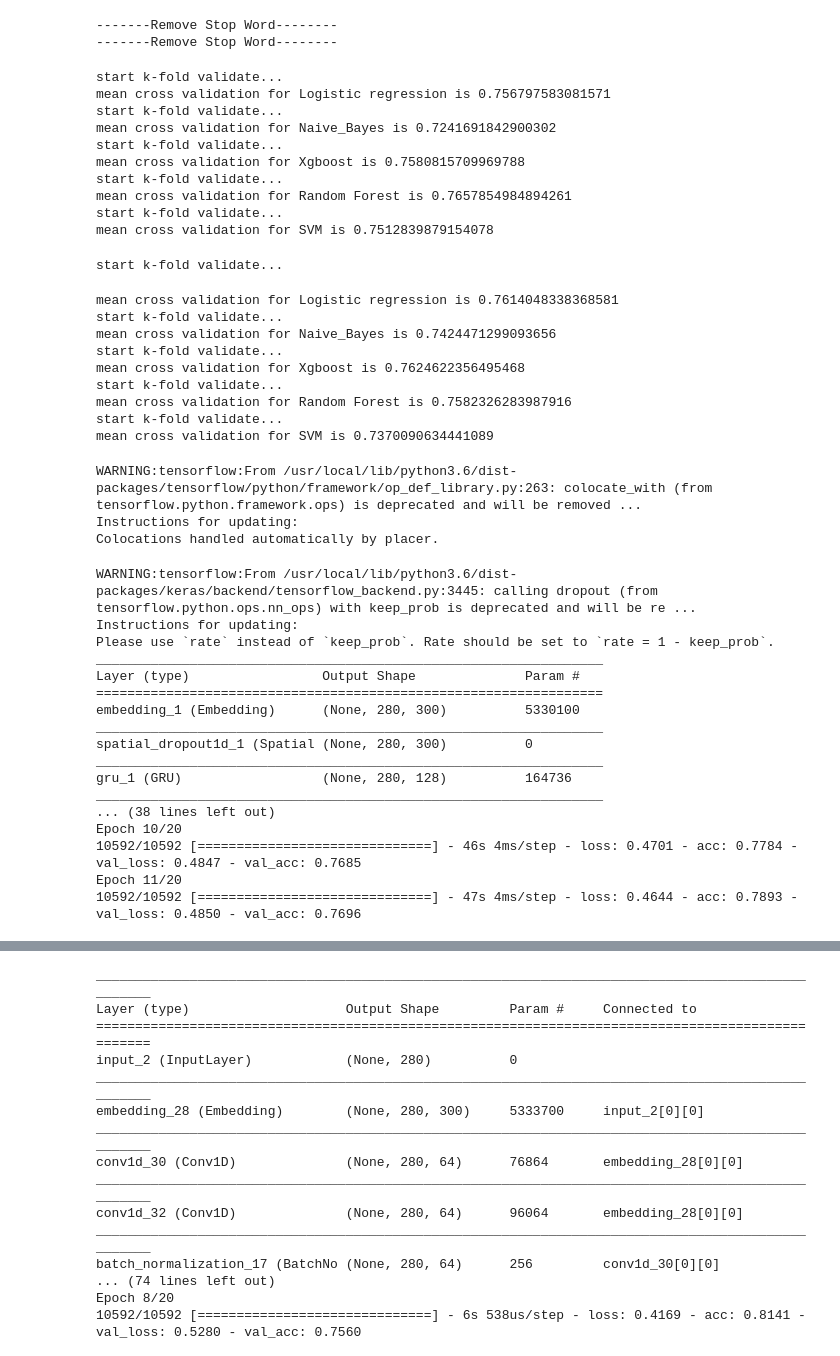
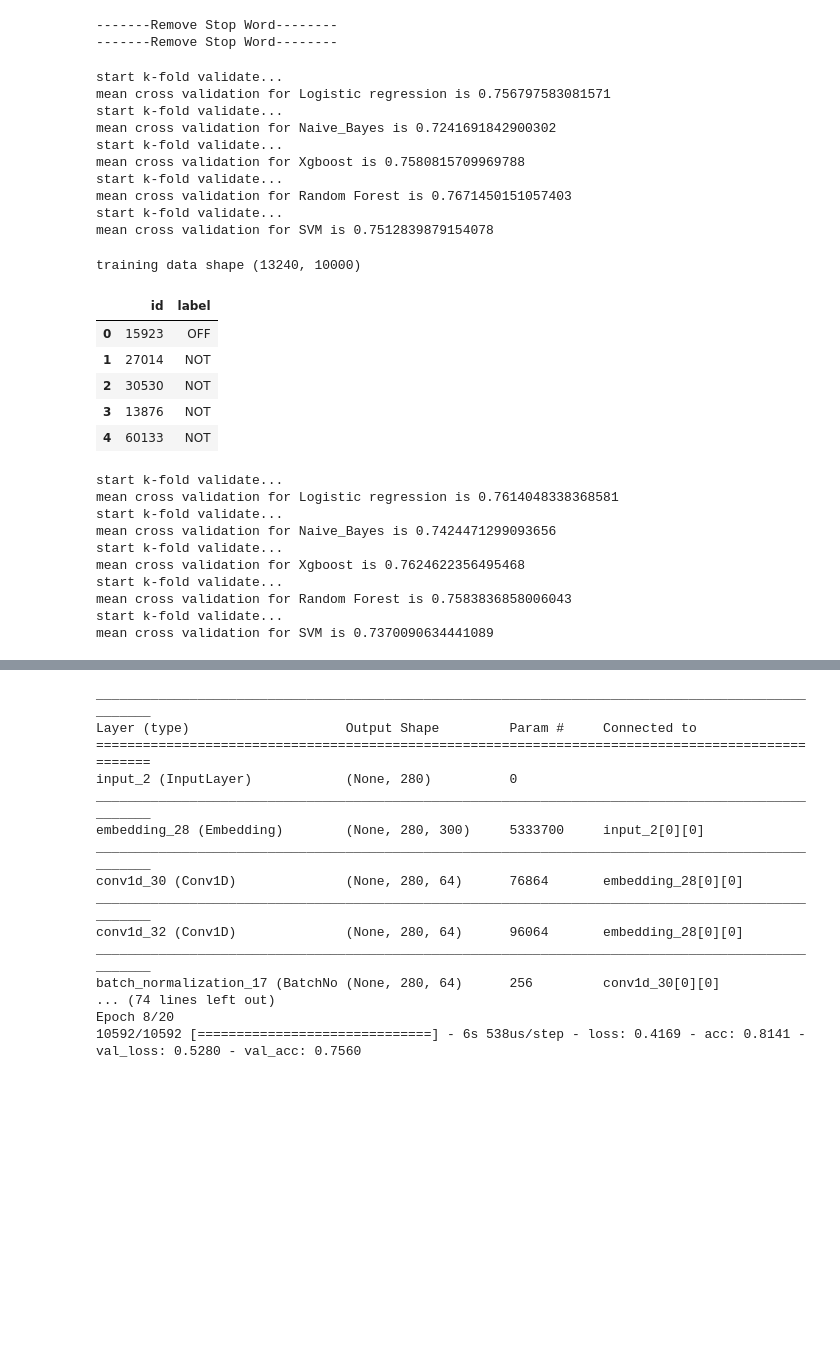
Before and after one commit to chendingyan/NLP490H, a Jupyter notebook: NLP_OffensEval.ipynb, the cells around one changed output, grey strips where cells are left out. Saved outputs shown, nothing was run; the diff lists cells and outputs as text; code cells hidden in the pictures; blank space fills up the shorter version.

```diff
--- a/NLP_OffensEval.ipynb
+++ b/NLP_OffensEval.ipynb
@@ -145,14 +148,14 @@ class Bag_of_word(object):
             self.clf = self.clf.fit(train_data_features, lab_data)
 
         elif self.model =='random_forest':
-            self.clf == RandomForestClassifier(n_job=-1)
-            self.clf = self.clf.fit(train_data_features, lab_data)
+            self.clf = RandomForestClassifier(n_jobs=-1)
+            self.clf.fit(train_data_features, lab_data)
 
     def test_clf(self, test_data):
         test_data_features = self.vectorizer.transform(test_data)
         test_data_features = bsr_matrix(test_data_features)
 
-        result = self.clr.predict(test_data_features)
+        result = self.clf.predict(test_data_features)
         return result
 
     def validate_clf(self, train_data, lab_data, C = 1.0):
@@ -514,9 +527,25 @@ mean cross validation for Naive_Bayes is 0.7241691842900302
 start k-fold validate...
 mean cross validation for Xgboost is 0.7580815709969788
 start k-fold validate...
-mean cross validation for Random Forest is 0.7657854984894261
+mean cross validation for Random Forest is 0.7671450151057403
 start k-fold validate...
 mean cross validation for SVM is 0.7512839879154078
+# %%
+clf = Bag_of_word('random_forest','tf_idf')
+clf.train_clf(x_a,y_a)
+prediction = clf.test_clf(x_test_a)
+prediction =lbl.inverse_transform(prediction)
+out = pd.DataFrame({'id':df_a.id.values,'label':prediction})
+out.to_csv('drive/My Drive/data/nlp_output/task_a_rf.csv',header=None, index=None)
+out.head()
+# %% [output]
+training data shape (13240, 10000)
+|  | id | label |
+| 0 | 15923 | OFF |
+| 1 | 27014 | NOT |
+| 2 | 30530 | NOT |
+| 3 | 13876 | NOT |
+| 4 | 60133 | NOT |
 # %%
 # Word Count
 clf = Bag_of_word('logistic','word_count')
@@ -540,37 +569,12 @@ cv = clf.validate_clf(x_a, y_a)
 print('mean cross validation for SVM is', cv)
 # %% [output]
 start k-fold validate...
+mean cross validation for Logistic regression is 0.7614048338368581
+start k-fold validate...
+mean cross validation for Naive_Bayes is 0.7424471299093656
+start k-fold validate...
+mean cross validation for Xgboost is 0.7624622356495468
+start k-fold validate...
+mean cross validation for Random Forest is 0.7583836858006043
+start k-fold validate...
+mean cross validation for SVM is 0.7370090634441089
-mean cross validation for Logistic regression is 0.7614048338368581
-start k-fold validate...
-mean cross validation for Naive_Bayes is 0.7424471299093656
-start k-fold validate...
-mean cross validation for Xgboost is 0.7624622356495468
-start k-fold validate...
-mean cross validation for Random Forest is 0.7582326283987916
-start k-fold validate...
-mean cross validation for SVM is 0.7370090634441089
-# %%
-model= Deep_Neural_Network(x_a,y_a,'gru',embeddings_index)
-model.set_optimizer('rmsprop')
-model.train(epochs=20,batch_size=256)
-# %% [output]
-WARNING:tensorflow:From /usr/local/lib/python3.6/dist-packages/tensorflow/python/framework/op_def_library.py:263: colocate_with (from tensorflow.python.framework.ops) is deprecated and will be removed ...
-Instructions for updating:
-Colocations handled automatically by placer.
-WARNING:tensorflow:From /usr/local/lib/python3.6/dist-packages/keras/backend/tensorflow_backend.py:3445: calling dropout (from tensorflow.python.ops.nn_ops) with keep_prob is deprecated and will be re ...
-Instructions for updating:
-Please use `rate` instead of `keep_prob`. Rate should be set to `rate = 1 - keep_prob`.
-_________________________________________________________________
-Layer (type)                 Output Shape              Param #
-=================================================================
-embedding_1 (Embedding)      (None, 280, 300)          5330100
-_________________________________________________________________
-spatial_dropout1d_1 (Spatial (None, 280, 300)          0
-_________________________________________________________________
-gru_1 (GRU)                  (None, 280, 128)          164736
-_________________________________________________________________
-... (38 lines left out)
-Epoch 10/20
-10592/10592 [==============================] - 46s 4ms/step - loss: 0.4701 - acc: 0.7784 - val_loss: 0.4847 - val_acc: 0.7685
-Epoch 11/20
-10592/10592 [==============================] - 47s 4ms/step - loss: 0.4644 - acc: 0.7893 - val_loss: 0.4850 - val_acc: 0.7696
```
Also changed, not shown: parts of 36 cells of this notebook.
